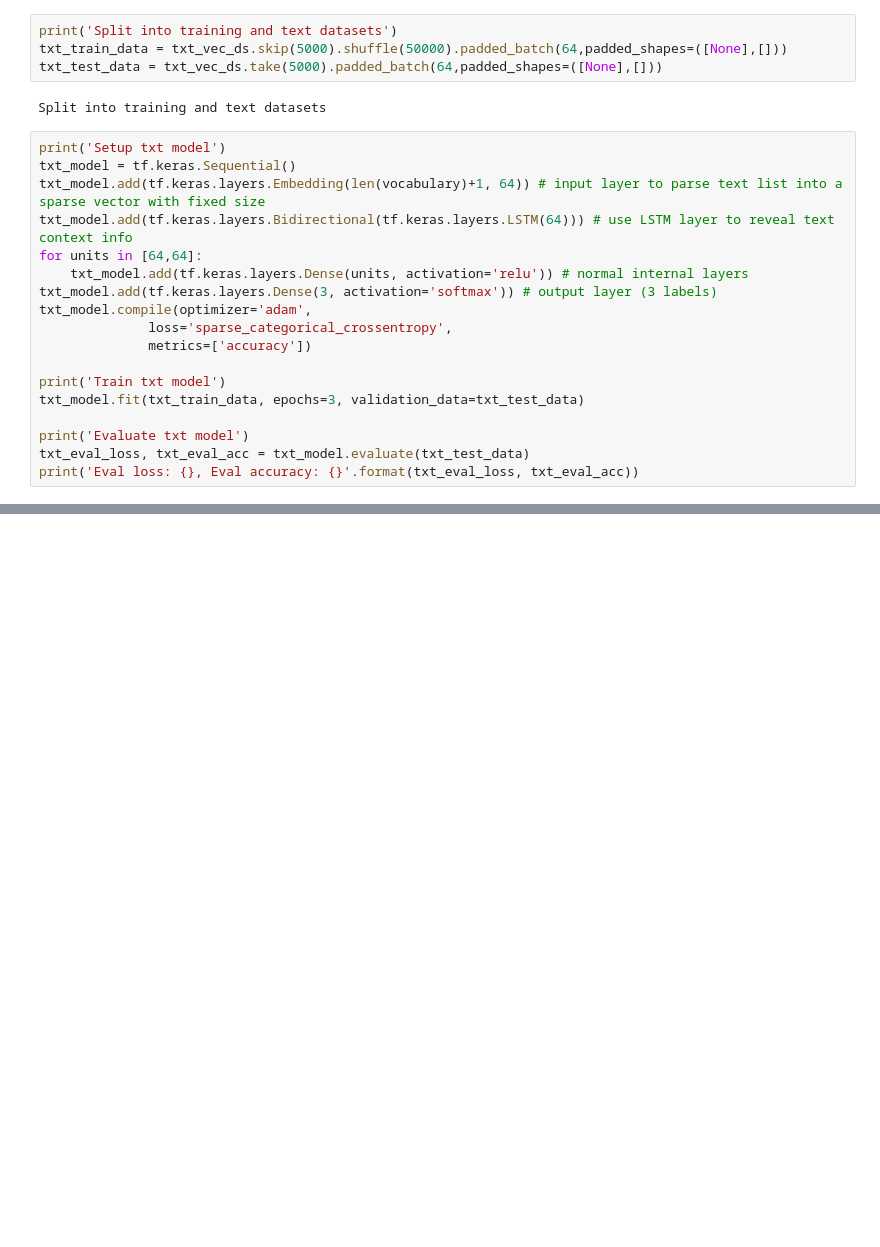
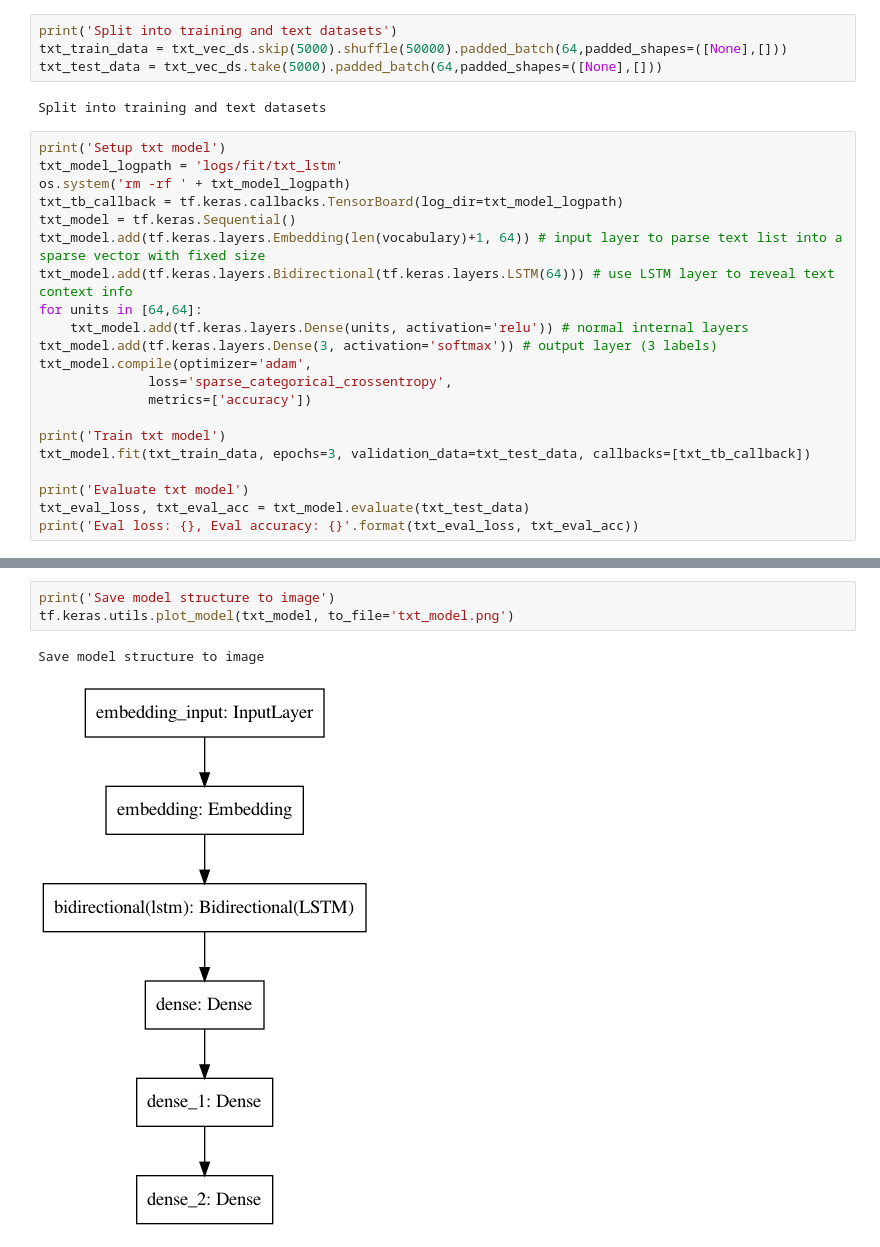
Before and after one commit to hoolheart/tf-study, a Jupyter notebook: tf_prepocess.ipynb, the cells around one changed output, grey strips where cells are left out. Drawn from its saved outputs; the diff is of its cells as text; blank space fills up the shorter version.

Commit message:
try out graphics output and tensor board

```diff
--- a/tf_prepocess.ipynb
+++ b/tf_prepocess.ipynb
@@ -204,6 +209,9 @@ txt_test_data = txt_vec_ds.take(5000).padded_batch(64,padded_shapes=([None],[]))
 Split into training and text datasets
 # %%
 print('Setup txt model')
+txt_model_logpath = 'logs/fit/txt_lstm'
+os.system('rm -rf ' + txt_model_logpath)
+txt_tb_callback = tf.keras.callbacks.TensorBoard(log_dir=txt_model_logpath)
 txt_model = tf.keras.Sequential()
 txt_model.add(tf.keras.layers.Embedding(len(vocabulary)+1, 64)) # input layer to parse text list into a sparse vector with fixed size
 txt_model.add(tf.keras.layers.Bidirectional(tf.keras.layers.LSTM(64))) # use LSTM layer to reveal text context info
@@ -215,7 +223,7 @@ txt_model.compile(optimizer='adam',
               metrics=['accuracy'])
 
 print('Train txt model')
-txt_model.fit(txt_train_data, epochs=3, validation_data=txt_test_data)
+txt_model.fit(txt_train_data, epochs=3, validation_data=txt_test_data, callbacks=[txt_tb_callback])
 
 print('Evaluate txt model')
 txt_eval_loss, txt_eval_acc = txt_model.evaluate(txt_test_data)
@@ -234,0 +247,6 @@ Eval loss: 0.40377724170684814, Eval accuracy: 0.8277999758720398
+# %%
+print('Save model structure to image')
+tf.keras.utils.plot_model(txt_model, to_file='txt_model.png')
+# %% [output]
+Save model structure to image
+[figure, added]
```
Also changed, not shown: parts of 6 cells of this notebook, 1 other file.
